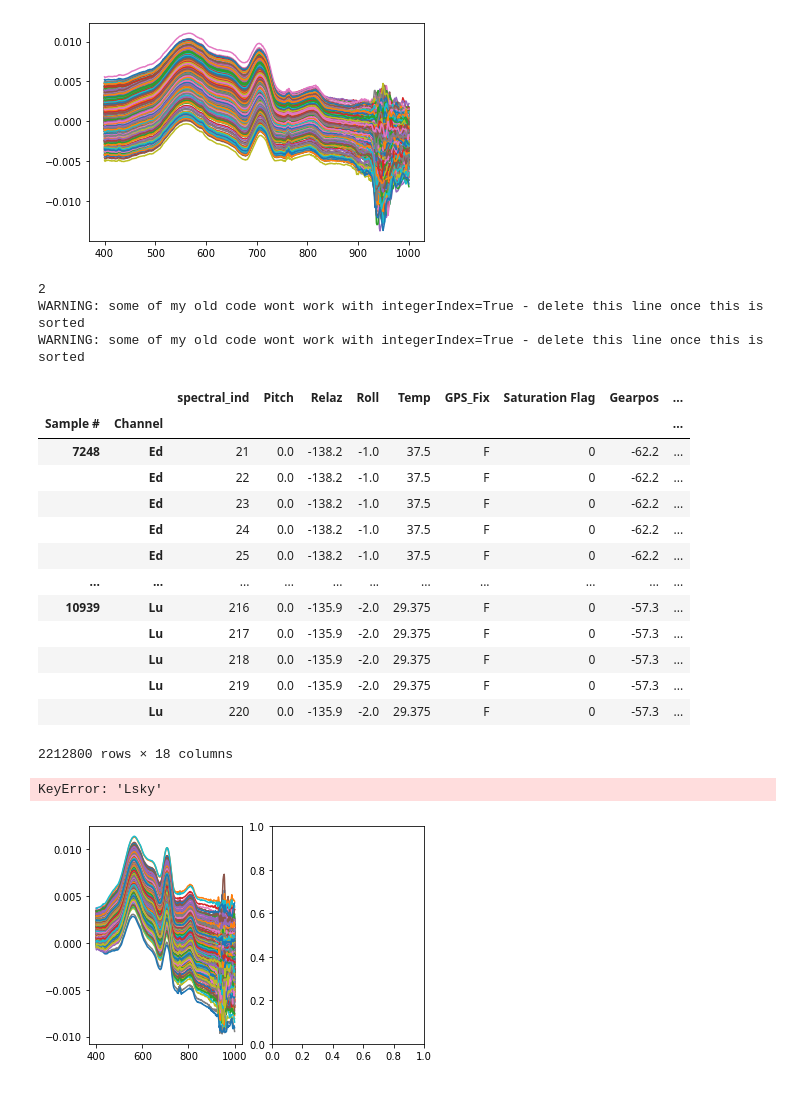
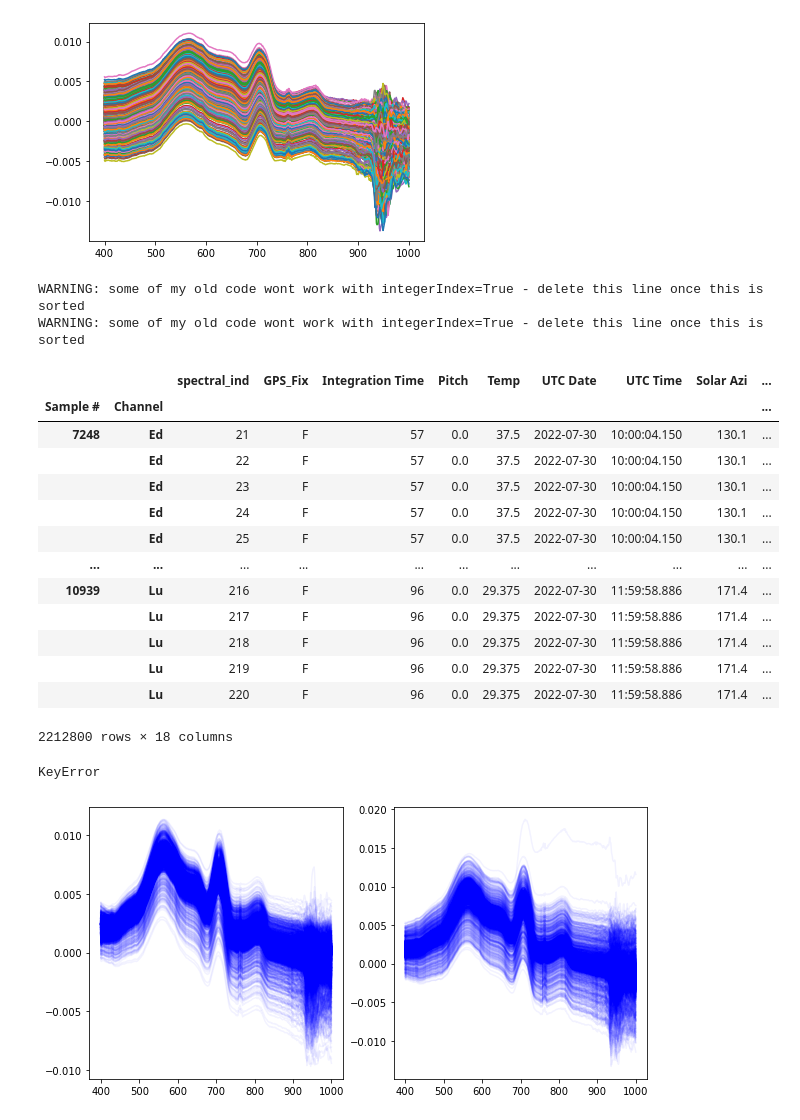
Before and after one commit to scmc72/DALEC_processing, a Jupyter notebook: first-Automated-data.ipynb, the cells around one changed output. Cells and saved outputs as stored; diff of their text form; code cells hidden in the pictures.

Commit message:
updated multilogloading and mean, made some nice initial graphs showing august bloom.

```diff
--- a/first-Automated-data.ipynb
+++ b/first-Automated-data.ipynb
@@ -162,36 +162,46 @@ def multiLogLoad(filepath,
         tables[name] = table
     return tables
 # %%
-tables = multiLogLoad('data/Jul-Aug/DALEC_72_73.dtf', sep=['Sample #'])
+# my current understanding is that multiLogLoad works if we use 'Sample #' as the sep AND we accept that data which came in
+# from the serial port might be missing lines. So far this has resulted in a TypeError, but could give other errors I think...
+# good to keep an eye on this to find out if other types of errors occur
+
+tables = dalecLoad.multiLogLoad('data/Jul-Aug/DALEC_72_73.dtf', sep=['Sample #'])
 # %% [output]
-2
 WARNING: some of my old code wont work with integerIndex=True - delete this line once this is sorted
 WARNING: some of my old code wont work with integerIndex=True - delete this line once this is sorted
 # %%
 tables['Log 2']
 # %% [output]
-|  |  | spectral_ind | Pitch | Relaz | Roll | Temp | GPS_Fix | Saturation Flag | Gearpos | ... |
+|  |  | spectral_ind | GPS_Fix | Integration Time | Pitch | Temp | UTC Date | UTC Time | Solar Azi | ... |
 | Sample # | Channel |  |  |  |  |  |  |  |  | ... |
-| 7248 | Ed | 21 | 0.0 | -138.2 | -1.0 | 37.5 | F | 0 | -62.2 | ... |
-|  | Ed | 22 | 0.0 | -138.2 | -1.0 | 37.5 | F | 0 | -62.2 | ... |
-|  | Ed | 23 | 0.0 | -138.2 | -1.0 | 37.5 | F | 0 | -62.2 | ... |
-|  | Ed | 24 | 0.0 | -138.2 | -1.0 | 37.5 | F | 0 | -62.2 | ... |
-|  | Ed | 25 | 0.0 | -138.2 | -1.0 | 37.5 | F | 0 | -62.2 | ... |
+| 7248 | Ed | 21 | F | 57 | 0.0 | 37.5 | 2022-07-30 | 10:00:04.150 | 130.1 | ... |
+|  | Ed | 22 | F | 57 | 0.0 | 37.5 | 2022-07-30 | 10:00:04.150 | 130.1 | ... |
+|  | Ed | 23 | F | 57 | 0.0 | 37.5 | 2022-07-30 | 10:00:04.150 | 130.1 | ... |
+|  | Ed | 24 | F | 57 | 0.0 | 37.5 | 2022-07-30 | 10:00:04.150 | 130.1 | ... |
+|  | Ed | 25 | F | 57 | 0.0 | 37.5 | 2022-07-30 | 10:00:04.150 | 130.1 | ... |
 | ... | ... | ... | ... | ... | ... | ... | ... | ... | ... | ... |
-| 10939 | Lu | 216 | 0.0 | -135.9 | -2.0 | 29.375 | F | 0 | -57.3 | ... |
-|  | Lu | 217 | 0.0 | -135.9 | -2.0 | 29.375 | F | 0 | -57.3 | ... |
-|  | Lu | 218 | 0.0 | -135.9 | -2.0 | 29.375 | F | 0 | -57.3 | ... |
-|  | Lu | 219 | 0.0 | -135.9 | -2.0 | 29.375 | F | 0 | -57.3 | ... |
-|  | Lu | 220 | 0.0 | -135.9 | -2.0 | 29.375 | F | 0 | -57.3 | ... |
+| 10939 | Lu | 216 | F | 96 | 0.0 | 29.375 | 2022-07-30 | 11:59:58.886 | 171.4 | ... |
+|  | Lu | 217 | F | 96 | 0.0 | 29.375 | 2022-07-30 | 11:59:58.886 | 171.4 | ... |
+|  | Lu | 218 | F | 96 | 0.0 | 29.375 | 2022-07-30 | 11:59:58.886 | 171.4 | ... |
+|  | Lu | 219 | F | 96 | 0.0 | 29.375 | 2022-07-30 | 11:59:58.886 | 171.4 | ... |
+|  | Lu | 220 | F | 96 | 0.0 | 29.375 | 2022-07-30 | 11:59:58.886 | 171.4 | ... |
 2212800 rows × 18 columns
 # %%
-fig, ax = plt.subplots(1, 2)
-for i in range(len(tables)-1):
+# the TRY PASS thing works nicely for plotting!
+
+fig, ax = plt.subplots(1, 2, figsize = (10, 5))
+for i in range(len(tables)):
     ind = list(tables.keys())[i]
     for sample in tables[ind].index.get_level_values('Sample #').unique():
-        spectra = dalecLoad.uniform_grid_spectra_Rrs(tables[ind].loc[sample],
-                                           spect_wavelengths)
-        ax[i].plot(spectra['Wavelength'], (spectra['Rrs']))
+        try:
+            spectra = dalecLoad.uniform_grid_spectra_Rrs(tables[ind].loc[sample],
+                                               spect_wavelengths)
+            ax[i].plot(spectra['Wavelength'], (spectra['Rrs']), color='b', alpha=0.05)
+        except KeyError:
+            # worth investigating more if there ever seems to be a very large number of KeyErrors
+            print('KeyError')
+            pass
 # %% [output]
-KeyError: 'Lsky'
+KeyError
-[figure, old version]
+[figure, new version]
```
Also changed, not shown: parts of 4 cells of this notebook, 2 other files.
